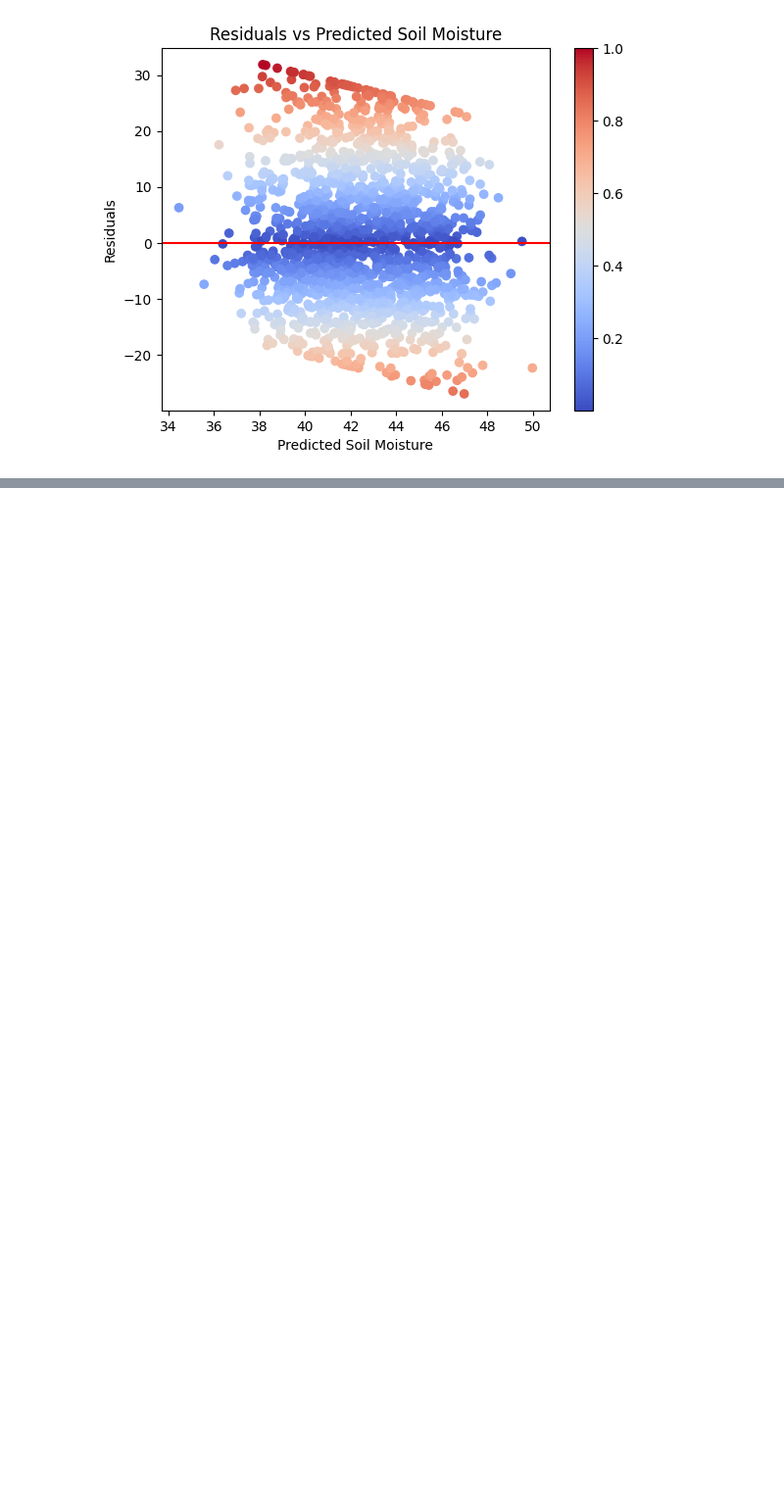
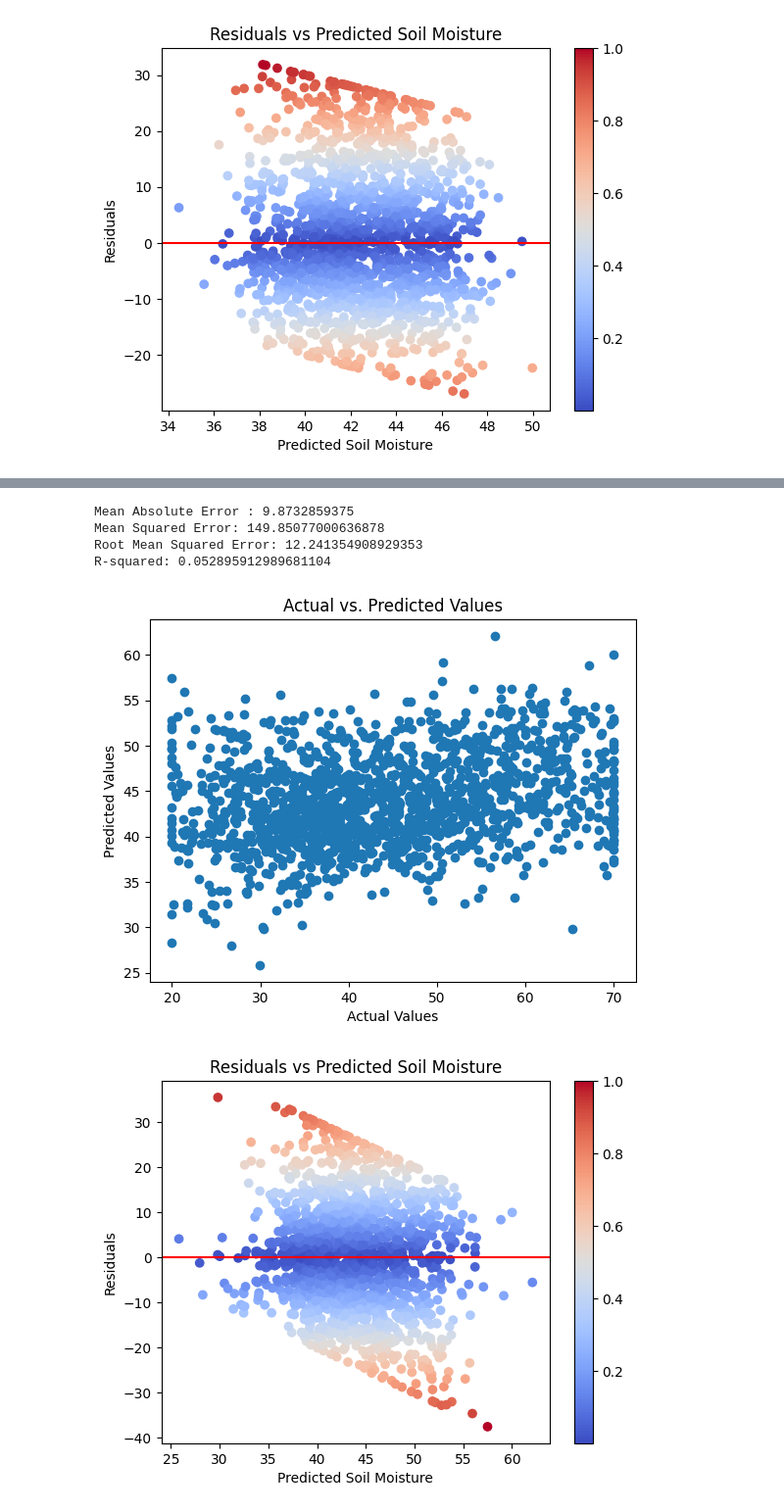
Before and after one commit to gt951436/Agrimm, a Jupyter notebook: ML/recommender.ipynb, the cells around one changed output, grey strips where cells are left out. Shown at 98% size. Cells and saved outputs as stored; diff of their text form; code cells hidden in the pictures; blank space fills up the shorter version.

```diff
--- a/ML/recommender.ipynb
+++ b/ML/recommender.ipynb
@@ -195,0 +238,46 @@ R-squared : 0.00385392449313382
+# %%
+# Random forest regression
+from sklearn.ensemble import RandomForestRegressor
+rf_model = RandomForestRegressor(n_estimators=100, random_state=42)
+rf_model.fit(X_train, Y_train)
+
+Y_pred = rf_model.predict(X_test)
+mae = mean_absolute_error(Y_test, Y_pred)
+mse = mean_squared_error(Y_test, Y_pred)
+rmse = np.sqrt(mse)
+r2 = r2_score(Y_test, Y_pred)
+
+err=["Random Forest Regression",mae,mse,rmse,r2]
+eval_metrics[3]=err
+
+print('Mean Absolute Error :', mae)
+print('Mean Squared Error:', mse)
+print('Root Mean Squared Error:', rmse)
+print('R-squared:', r2)
+# %% [output]
+Mean Absolute Error : 9.8732859375
+Mean Squared Error: 149.85077000636878
+Root Mean Squared Error: 12.241354908929353
+R-squared: 0.052895912989681104
+# %%
+plt.scatter(Y_test.values, Y_pred)
+plt.xlabel('Actual Values')
+plt.ylabel('Predicted Values')
+plt.title('Actual vs. Predicted Values')
+plt.show()
+
+
+# Plot the residuals
+residuals = Y_test.values - Y_pred
+cmap = plt.cm.coolwarm
+norm = plt.Normalize(vmin=0, vmax=np.abs(residuals).max())
+plt.scatter(Y_pred, residuals, c=norm(np.abs(residuals)), cmap=cmap)
+plt.xlabel('Predicted Soil Moisture')
+plt.ylabel('Residuals')
+plt.title('Residuals vs Predicted Soil Moisture')
+plt.axhline(y=0, color='r', linestyle='-') # add a horizontal line at y=0
+plt.colorbar() # add a colorbar to show shading scale
+plt.show()
+# %% [output]
+[figure, added]
+[figure, added]
```
Also changed, not shown: parts of 8 cells of this notebook.
